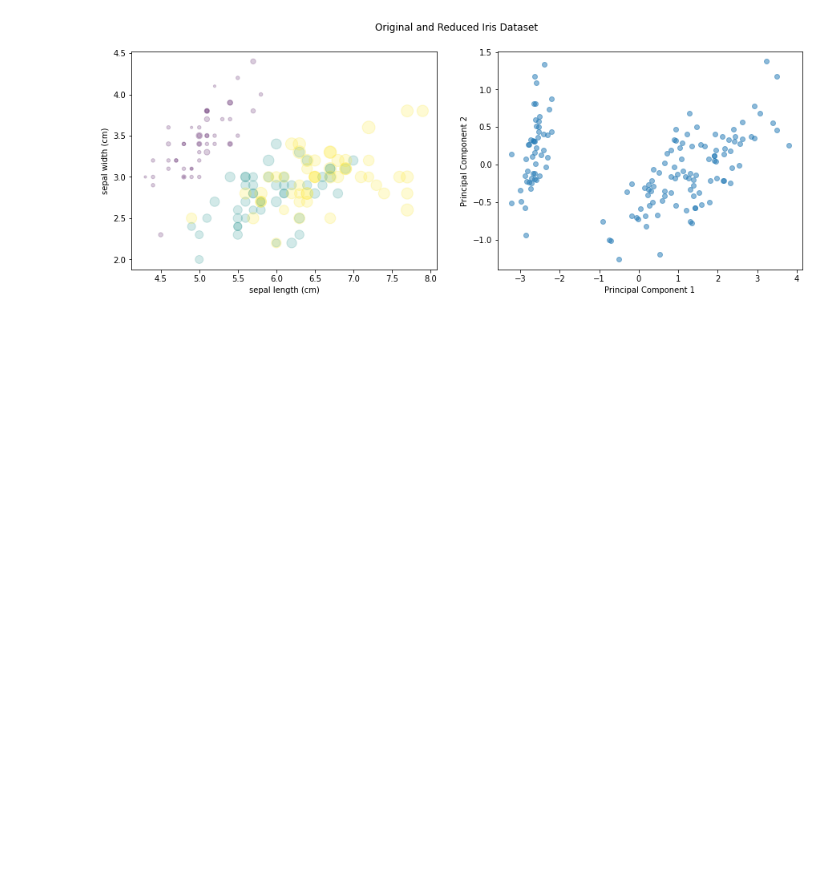
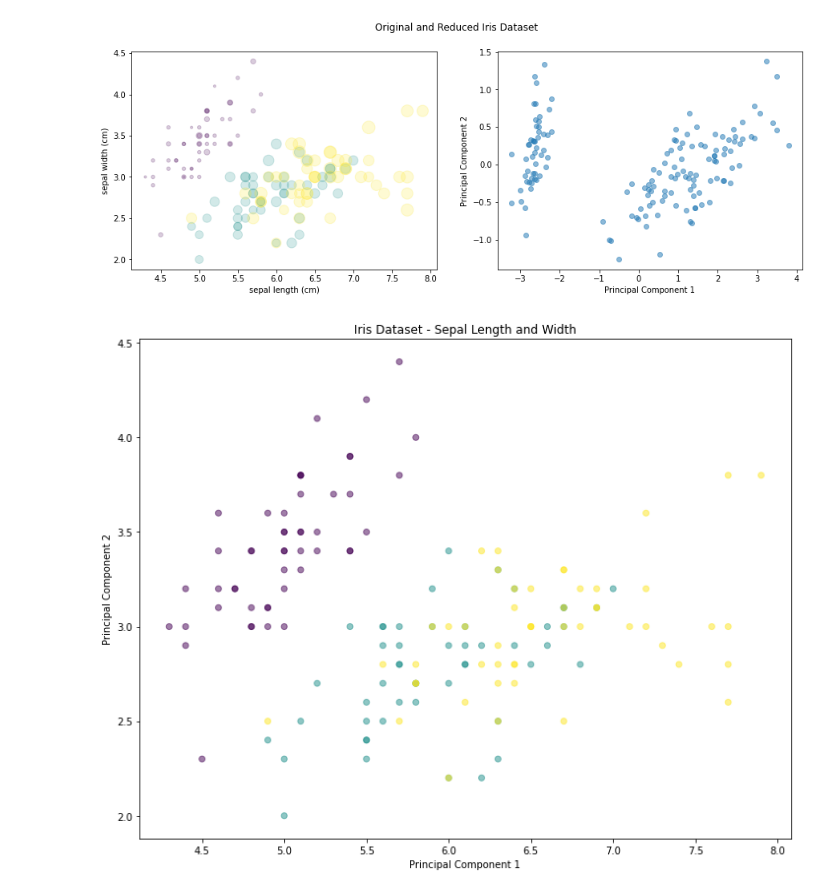
Before and after one commit to FabG/dimred, a Jupyter notebook: dimred/dimred_demo.ipynb, the cells around one changed output. Cells and saved outputs as stored; diff of their text form; code cells hidden in the pictures; blank space fills up the shorter version.

```diff
--- a/dimred/dimred_demo.ipynb
+++ b/dimred/dimred_demo.ipynb
@@ -144,3 +144,18 @@ ax[1].set_ylabel('Principal Component 2')
 # %% [output]
 Text(0, 0.5, 'Principal Component 2')
 [figure]
+# %%
+# Load the data
+import matplotlib.pyplot as plt
+iris = datasets.load_iris()
+features = iris.data.T
+target = iris.target
+# %%
+### Plot the original data and the reduced data - with DimRed
+# Plot Original data picking the first 3 features
+# Sepal Length, Sepal Width, Petal Length and Petal Width.
+dimred = DimRed()
+fig, ax = dimred.draw_scatterplot(features, y=target, PC=2, title='Iris Dataset - Sepal Length and Width')
+plt.show()
+# %% [output]
+[figure, added]
```
Also changed, not shown: parts of 2 cells of this notebook, 2 other files.
